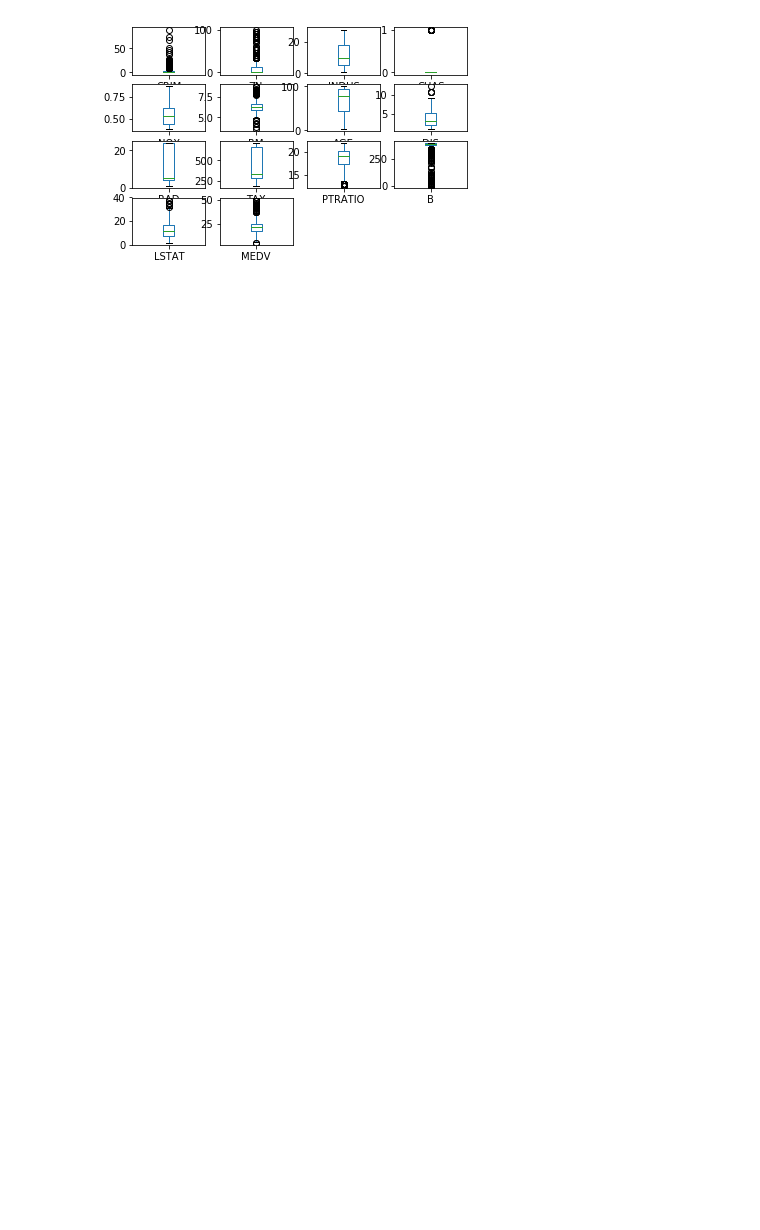
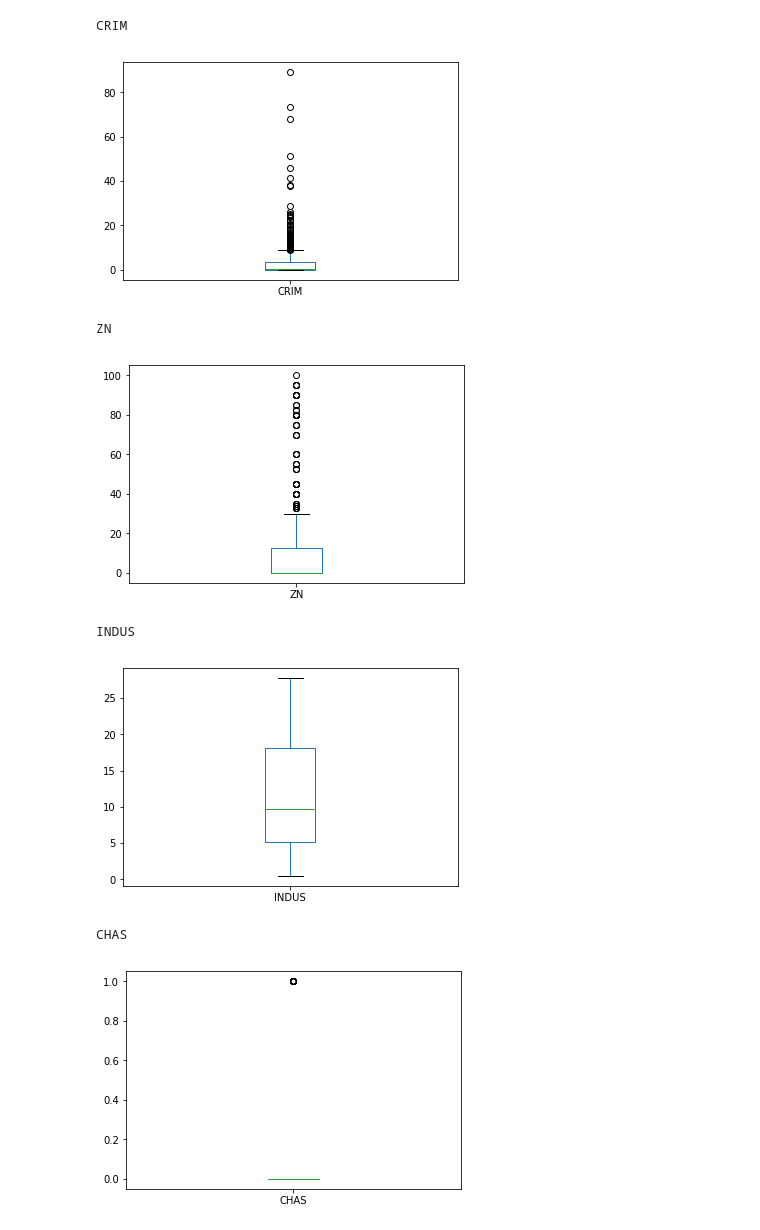
Before and after one commit to joshuahansen/machine_learning_labs, a Jupyter notebook: lab2/Boston Housing.ipynb, the cells around one changed output. Saved outputs shown, nothing was run; the diff lists cells and outputs as text; code cells hidden in the pictures; blank space fills up the shorter version.

```diff
--- a/lab2/Boston Housing.ipynb
+++ b/lab2/Boston Housing.ipynb
@@ -98,6 +98,8 @@ MEDV        21.20000
 dtype: float64
 # %%
 plt.figure()
-bostonHouseFrame.hist()
-plt.show()
+for x in bostonHouseFrame:
+    print(x)
+    bostonHouseFrame[x].hist()
+    plt.show()
 # %% [output]
@@ -106,5 +119,14 @@ plt.show()
 # %%
-bostonHouseFrame.plot(kind='box', subplots=True, layout=(4,4), sharex=False, sharey=False)
-fig = plt.show()
+for x in bostonHouseFrame:
+    print(x)
+    bostonHouseFrame[x].plot(kind='box', subplots=True, sharex=False, sharey=False)
+    fig = plt.show()
 # %% [output]
+CRIM
-[figure, old version]
+[figure, new version]
+ZN
+[figure, added]
+INDUS
+[figure, added]
+CHAS
+[figure, added]
```
Also changed, not shown: parts of 3 cells of this notebook, 1 other file.
